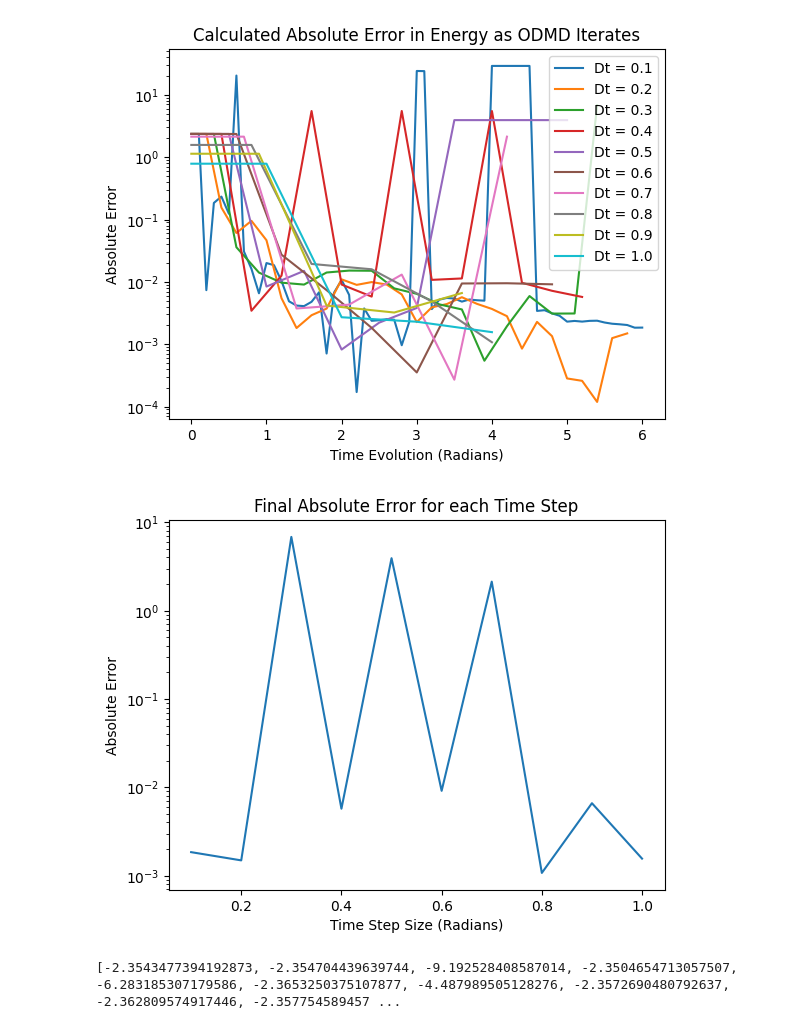
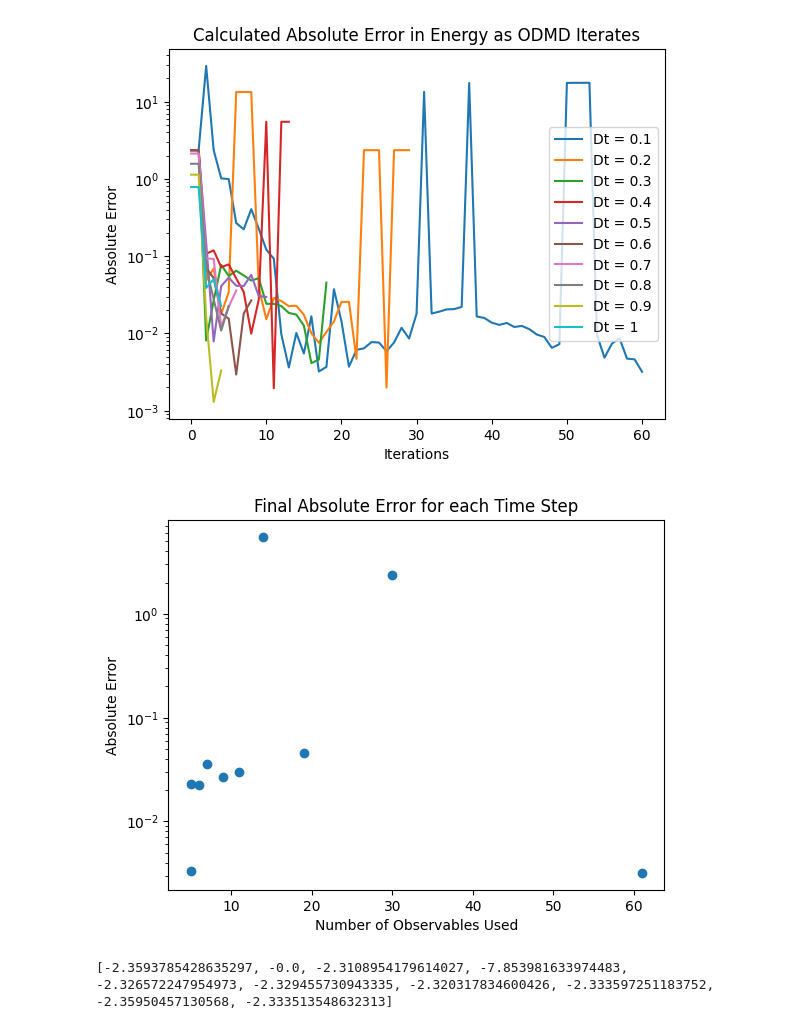
Before and after one commit to Quantum-Linear-Algebra/ODMD, a Jupyter notebook: ODMD.ipynb, the cells around one changed output. Saved outputs shown, nothing was run; the diff lists cells and outputs as text; code cells hidden in the pictures.

Commit message:
changed graphs; added convergence to algorithm

```diff
--- a/ODMD.ipynb
+++ b/ODMD.ipynb
@@ -59,7 +59,7 @@ def create_hamiltonian(qubits, g, show_steps=False):
 
     return H
 
-def hadamard_test(ham, t, W = 'Re', g=0):
+def hadamard_test(ham, t, W = 'Re', g=0, shots=100):
     qr_ancilla = QuantumRegister(1)
     qr_eigenstate = QuantumRegister(np.log2(ham[0].shape[0]))
     cr = ClassicalRegister(1)
@@ -74,12 +74,11 @@ def hadamard_test(ham, t, W = 'Re', g=0):
     qc.measure(qr_ancilla[0],cr[0])
     aer_sim = AerSimulator()
     trans_qc = transpile(qc, aer_sim)
-    Nsample = 1000
-    counts = aer_sim.run(trans_qc, shots = Nsample).result().get_counts()
+    counts = aer_sim.run(trans_qc, shots = shots).result().get_counts()
 
     p0 = 0
     if counts.get('0') is not None:
-        p0 = counts['0']/Nsample
+        p0 = counts['0']/shots
     meas = 2*p0-1
     return meas
 
@@ -113,10 +112,10 @@ Dt: time step
 K: maximum number of iterations
 backend: system to transpile circuits for
 '''
-def generate_s_k(ham, Dt, K, g=0):
+def generate_s_k(ham, Dt, K, g=0, shots=100):
     s_k = []
     for i in range(K):
-        s_k.append(hadamard_test(ham, i*Dt, g=g))
+        s_k.append(hadamard_test(ham, i*Dt, g=g, shots = shots))
     return s_k
 
 '''
@@ -143,7 +142,7 @@ def make_X(start, k, d, s_k):
     for i in range(len(X)):
         for j in range(len(X[i])):
             # print(i+j+start)
-            X[i][j] = s_k[i+j+start]
+            X[i][j] = s_k[(i+j+start)%len(s_k)]
     return X
 
 def least_squares_regularization(X, noise_threshold):
@@ -158,6 +157,19 @@ def least_squares_regularization(X, noise_threshold):
     for l in range(len(sigma)):
         sigma_mat[l][l] = sigma[l]
     return U @ sigma_mat @ V
+
+def check_convergence(data, order = 2):
+    if len(data) <= order: return False
+    temp = data
+    for _ in range(order):
+        if abs(temp[-1]-temp[-2]) > 0.001:
+            return False
+        # print(temp)
+        temp2 = []
+        for i in range(len(temp)-1):
+            temp2.append(temp[i+1]-temp[i])
+        temp = temp2
+    return abs(temp[0]) <= 0.001
 
 '''
 Dt: time step for each iteration (Dt should not be small)
@@ -196,15 +208,16 @@ def ODMD(s_k, Dt, noise_threshold, alpha = 1/2, est_E_0s = [], show_steps = Fals
         E_0 = -angle/Dt
         est_E_0s.append(E_0)
         if show_steps: print("E_0 =", E_0)
+        if check_convergence(est_E_0s, order = 10): break
     return E_0
 # %%
 # SYSTEM PARAMETERS
 particles          = 2
 g                  = 4 # magnetic field strength
-time_steps         = [0.1, 0.2, 0.3, 0.4, 0.5, 0.6, 0.7, 0.8, 0.9, 1.0] # time steps to test use with ODMD
+time_steps         = [.1,.2,.3,.4,.5,.6,.7,.8,.9,1] # time steps to test use with ODMD
 Ks                 = [2*int(2*pi/time_step)+1 for time_step in time_steps]
 noise_threshold    = 0.01
-shots              = 1000
+shots              = 100
 
 # computation_type OPTIONS: Simulation, Hardware
 computation_type   = 'S'
@@ -284,7 +297,7 @@ for i in range(len(time_steps)):
     if data_source[0].upper() == 'G':
         print("Generating Data for Dt =", time_step)
         K = Ks[i]
-        s_ks[time_step] = generate_s_k(Ham, time_step, K)
+        s_ks[time_step] = generate_s_k(Ham, time_step, K, shots = shots)
     else:
         print("Calculating s_k for time step:", time_step)
         start = sum(Ks[0:i])
@@ -347,27 +360,29 @@ Calculated Energy: -2.3577545894573797
 # %%
 real_E_0 = -abs(np.linalg.eigvals(Ham)[0].real)
 for i in range(len(trials)):
     err = [abs(w-real_E_0) for w in trials[i]]
-    plt.plot(np.arange(0, 2*pi, time_steps[i])[0:len(trials[i])], err, label = 'Dt = '+str(time_steps[i]))
+    # plt.plot(np.arange(0, 2*pi, time_steps[i])[0:len(trials[i])], err, label = 'Dt = '+str(time_steps[i]))
+    plt.plot(err, label = 'Dt = '+str(time_steps[i]))
 plt.title("Calculated Absolute Error in Energy as ODMD Iterates")
 plt.ylabel("Absolute Error")
-plt.xlabel("Time Evolution (Radians)")
+plt.xlabel("Iterations")
 plt.legend()
 # plt.ylim([0,.5])
 plt.yscale('log')
 plt.savefig("Graphs/"+computation_type[0].upper()+"_Absolute_Error_in_Energy.png")
 plt.show()
 
 plt.title("Final Absolute Error for each Time Step")
-plt.xlabel("Time Step Size (Radians)")
+plt.xlabel("Number of Observables Used")
 plt.ylabel("Absolute Error")
 plt.yscale('log')
-plt.plot(time_steps, [abs(real_E_0-i) for i in results])
+observables = [len(w) for w in trials]
+plt.scatter(observables, [abs(real_E_0-i) for i in results])
 # plt.ylim([-abs(np.linalg.eigvals(Ham)[0].real)+.5,-abs(np.linalg.eigvals(Ham)[0].real)-.5])
 plt.savefig("Graphs/"+computation_type[0].upper()+"_Final_Absolute_Error_Time_Step.png")
 plt.show()
 print(results)
 # %% [output]
-[figure, old version]
+[figure, new version]
-[figure, old version]
+[figure, new version]
-[-2.3543477394192873, -2.354704439639744, -9.192528408587014, -2.3504654713057507, -6.283185307179586, -2.3653250375107877, -4.487989505128276, -2.3572690480792637, -2.362809574917446, -2.357754589457 ...
+[-2.3593785428635297, -0.0, -2.3108954179614027, -7.853981633974483, -2.326572247954973, -2.329455730943335, -2.320317834600426, -2.333597251183752, -2.35950457130568, -2.333513548632313]
```
Also changed, not shown: parts of 2 cells of this notebook.
